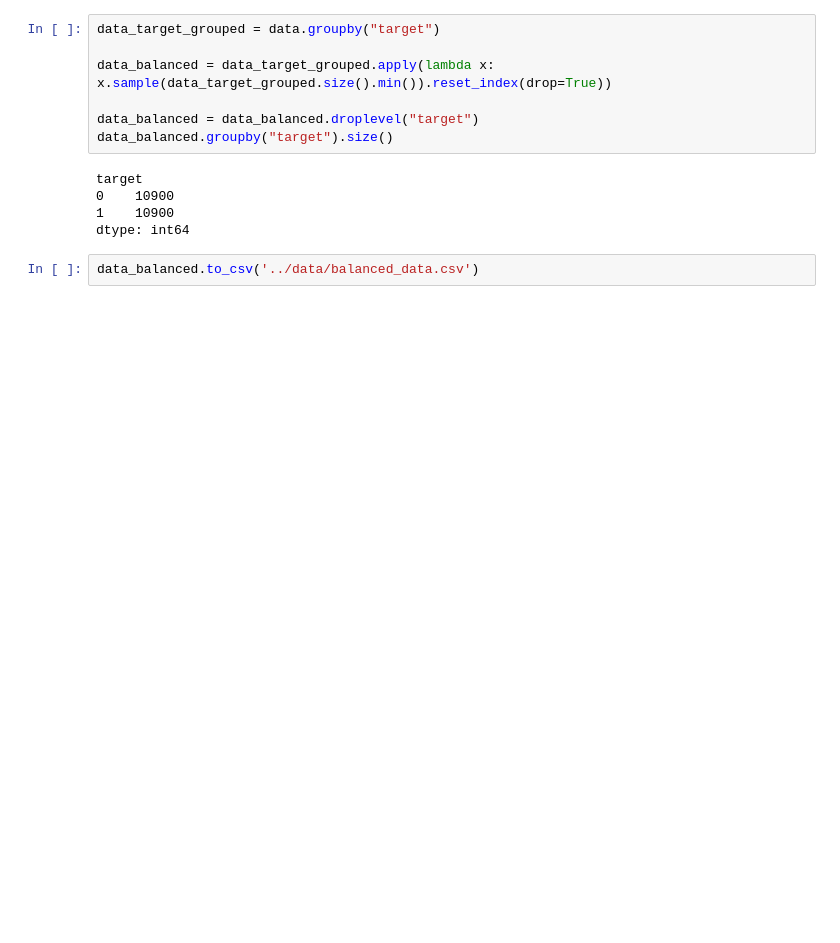
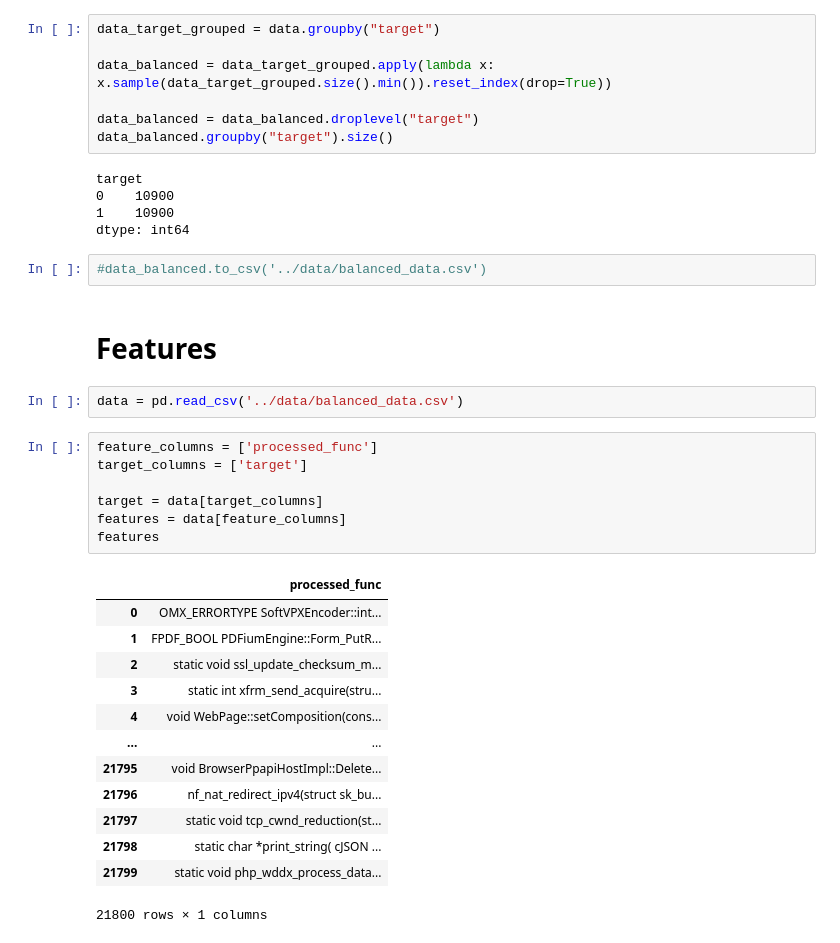
Before and after one commit to elhoferson/ct-se-ase-project, a Jupyter notebook: source/DataProcessing.ipynb, the cells around one changed output. Cells and saved outputs as stored; diff of their text form; blank space fills up the shorter version.

```diff
--- a/source/DataProcessing.ipynb
+++ b/source/DataProcessing.ipynb
@@ -87,4 +84,29 @@ target
 1    10900
 dtype: int64
 # %%
-data_balanced.to_csv('../data/balanced_data.csv')
+#data_balanced.to_csv('../data/balanced_data.csv')
+# %% [markdown]
+# Features
+# %%
+data = pd.read_csv('../data/balanced_data.csv')
+# %%
+feature_columns = ['processed_func']
+target_columns = ['target']
+
+target = data[target_columns]
+features = data[feature_columns]
+features
+# %% [output]
+|  | processed_func |
+| 0 | OMX_ERRORTYPE SoftVPXEncoder::int... |
+| 1 | FPDF_BOOL PDFiumEngine::Form_PutR... |
+| 2 | static void ssl_update_checksum_m... |
+| 3 | static int xfrm_send_acquire(stru... |
+| 4 | void WebPage::setComposition(cons... |
+| ... | ... |
+| 21795 | void BrowserPpapiHostImpl::Delete... |
+| 21796 | nf_nat_redirect_ipv4(struct sk_bu... |
+| 21797 | static void tcp_cwnd_reduction(st... |
+| 21798 | static char *print_string( cJSON ... |
+| 21799 | static void php_wddx_process_data... |
+21800 rows × 1 columns
```
Also changed, not shown: parts of 5 cells of this notebook.
